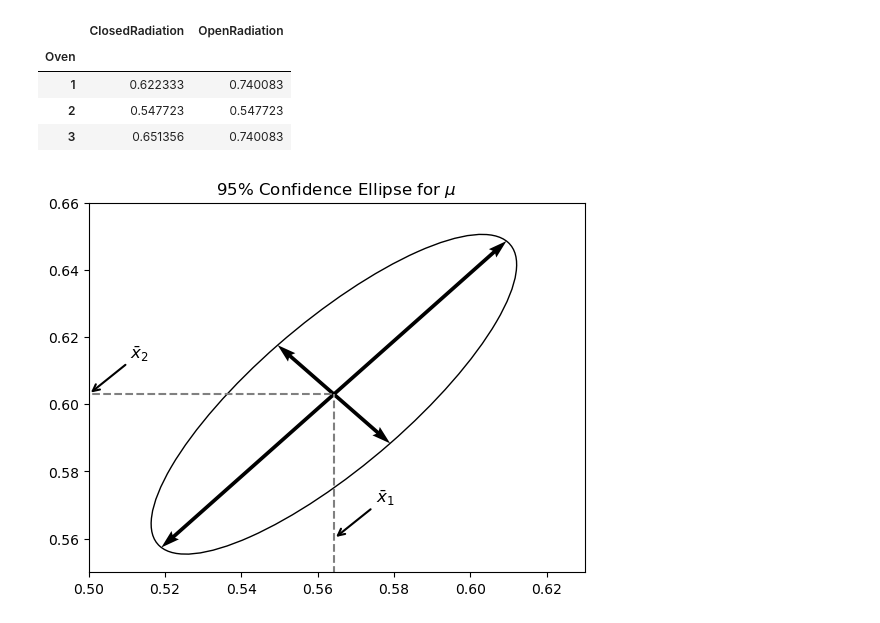
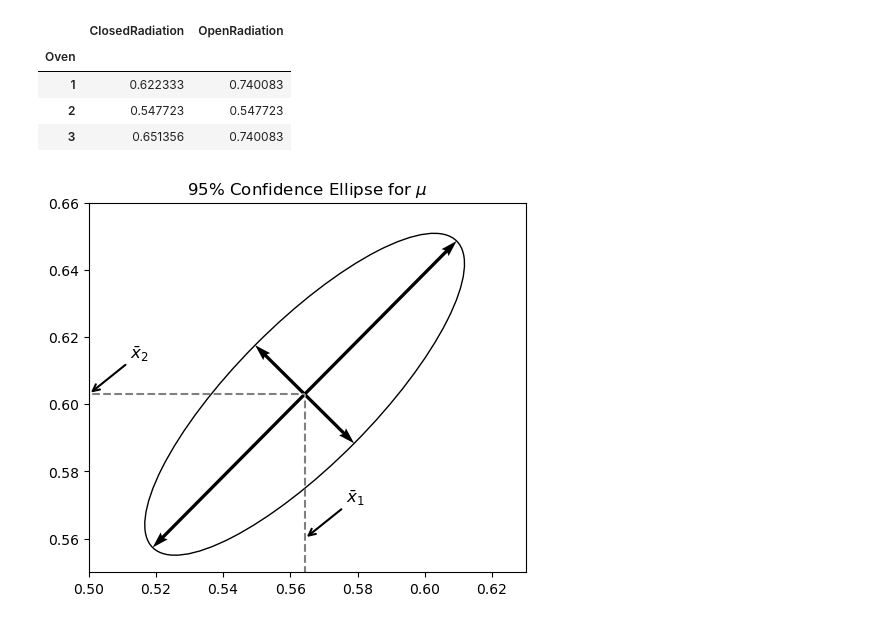
Before and after one commit to nbclsc/Applied-Multivariate-Statistical-Analysis-Solutions, a Jupyter notebook: python/chapter-5/Example5-3.ipynb, the cells around one changed output. Drawn from its saved outputs; the diff is of its cells as text; code cells hidden in the pictures.

Commit message:
Use the confidence ellipse from the helper file.

```diff
--- a/python/chapter-5/Example5-3.ipynb
+++ b/python/chapter-5/Example5-3.ipynb
@@ -76,22 +29,25 @@ def plot_confidence_ellipse(df: pd.DataFrame, alpha: float):
 # %%
 xbar = np.mean(radiation_df, axis=0)
-my_plot, ax = plot_confidence_ellipse(radiation_df, alpha=0.05)
+n, p = radiation_df.shape
+my_plot, ax = MultivariateFunctionsCh5.plot_confidence_ellipse(
+    radiation_df, n, p, alpha=0.05)
 ax.set_title('95% Confidence Ellipse for $\mu$')
 my_plot.xlim([0.50, 0.63])
 my_plot.ylim([0.55, 0.66])
+ax.set_aspect('equal')
 
 # Draw dashed lines at the mean.
 ax.plot([xbar[0], xbar[0]], [0, xbar[1]], linestyle='--', color='gray')
 ax.plot([0, xbar[0]], [xbar[1], xbar[1]], linestyle='--', color='gray')
 
 # Label mean with arrows.
 ax.annotate(r'$\bar{x}_{1}$', (xbar[0], 0.56), xytext=(30, 26),
                 textcoords='offset points', fontsize=12,
                 arrowprops=dict(arrowstyle="->", lw=1.5))
 ax.annotate(r'$\bar{x}_{2}$', (0.50, xbar[1]), xytext=(30, 26),
                 textcoords='offset points', fontsize=12,
                 arrowprops=dict(arrowstyle="->", lw=1.5))
 
 my_plot.show()
 # %% [output]
-[figure, old version]
+[figure, new version]
```
Also changed, not shown: parts of 2 cells of this notebook.
